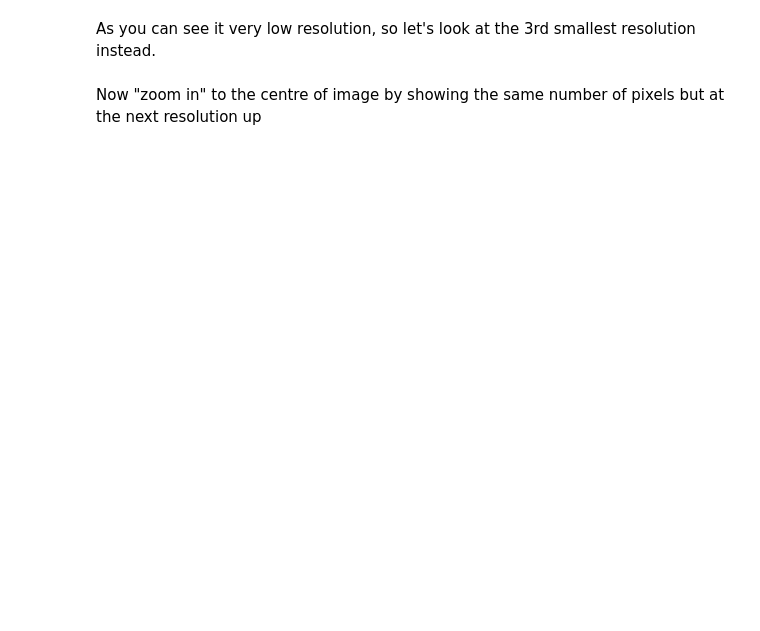
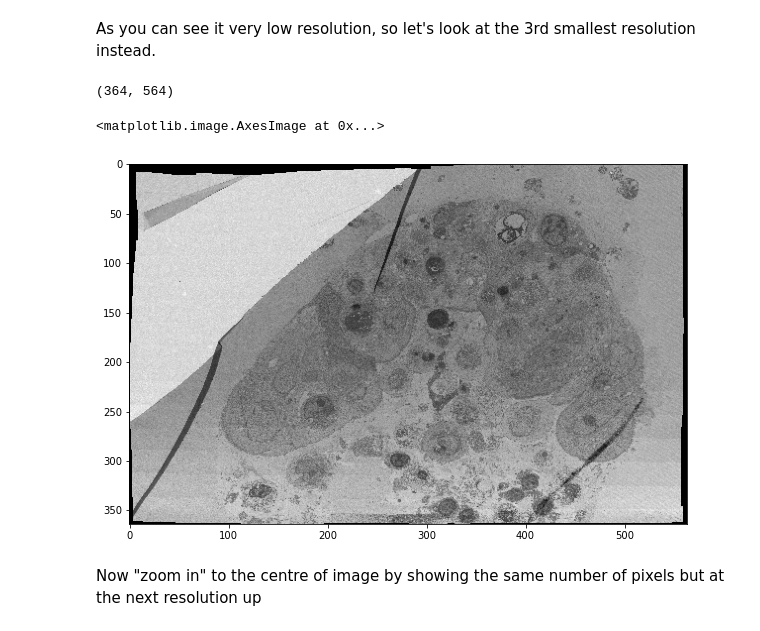
Before and after one commit to will-moore/i2k-2020-zarr-workshop, a Jupyter notebook: ome-zarr-intro.ipynb, the cells around one changed output. Saved outputs shown, nothing was run; the diff lists cells and outputs as text; code cells hidden in the pictures; blank space fills up the shorter version.

```diff
--- a/ome-zarr-intro.ipynb
+++ b/ome-zarr-intro.ipynb
@@ -161,10 +178,13 @@ As you can see it very low resolution, so let's look at the 3rd smallest resolut
 # %%
 array_5d = darrays[-3]
 array_2d = array_5d[0, 0, 0, :, :]
-print(r, array_2d.shape)
+print(array_2d.shape)
 plt.figure(figsize=(10, 10))
 plt.imshow(array_2d, cmap='gray')
-plt.title(r)
+# %% [output]
+(364, 564)
+<matplotlib.image.AxesImage at 0x...>
+[figure, added]
 # %% [markdown]
 Now "zoom in" to the centre of image by showing the same number of pixels but at the next resolution up
 # %%
```
Also changed, not shown: parts of 7 cells of this notebook.
